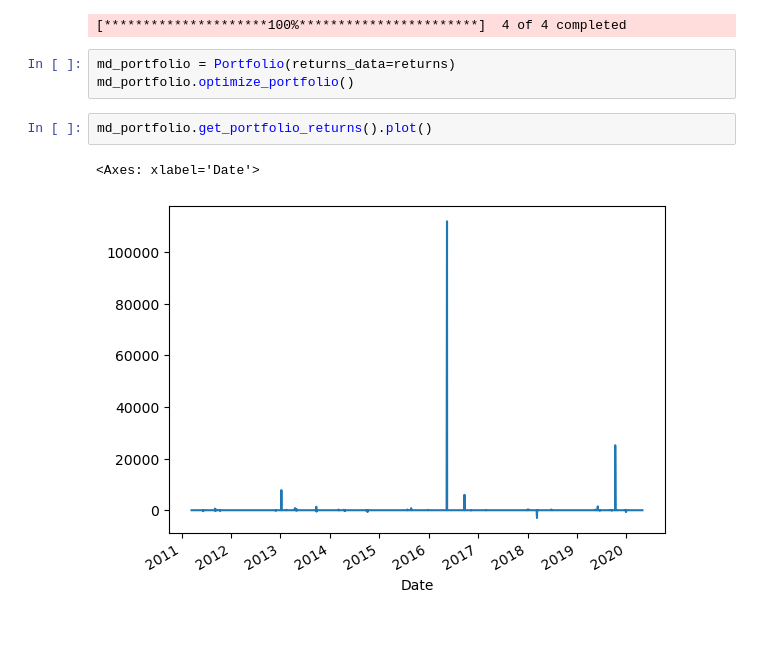
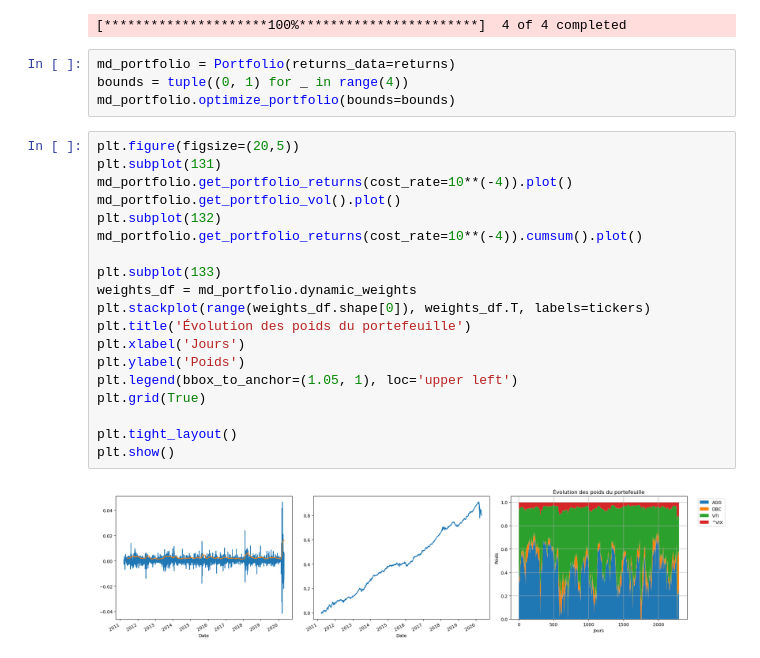
Before and after one commit to alexandreviard/DL-Portfolio-CMAP, a Jupyter notebook: max_diversification.ipynb, the cells around one changed output. Cells and saved outputs as stored; diff of their text form; blank space fills up the shorter version.

```diff
--- a/max_diversification.ipynb
+++ b/max_diversification.ipynb
@@ -26,9 +26,26 @@ lagged_returns = returns.shift(1)
 [*********************100%***********************]  4 of 4 completed
 # %%
 md_portfolio = Portfolio(returns_data=returns)
-md_portfolio.optimize_portfolio()
+bounds = tuple((0, 1) for _ in range(4))
+md_portfolio.optimize_portfolio(bounds=bounds)
-# %%
-md_portfolio.get_portfolio_returns().plot()
-# %% [output]
-<Axes: xlabel='Date'>
-[figure, removed]
+# %%
+plt.figure(figsize=(20,5))
+plt.subplot(131)
+md_portfolio.get_portfolio_returns(cost_rate=10**(-4)).plot()
+md_portfolio.get_portfolio_vol().plot()
+plt.subplot(132)
+md_portfolio.get_portfolio_returns(cost_rate=10**(-4)).cumsum().plot()
+
+plt.subplot(133)
+weights_df = md_portfolio.dynamic_weights
+plt.stackplot(range(weights_df.shape[0]), weights_df.T, labels=tickers)
+plt.title('Évolution des poids du portefeuille')
+plt.xlabel('Jours')
+plt.ylabel('Poids')
+plt.legend(bbox_to_anchor=(1.05, 1), loc='upper left')
+plt.grid(True)
+
+plt.tight_layout()
+plt.show()
+# %% [output]
+[figure, added]
```
Also changed, not shown: parts of 1 cell of this notebook, 1 other file.
